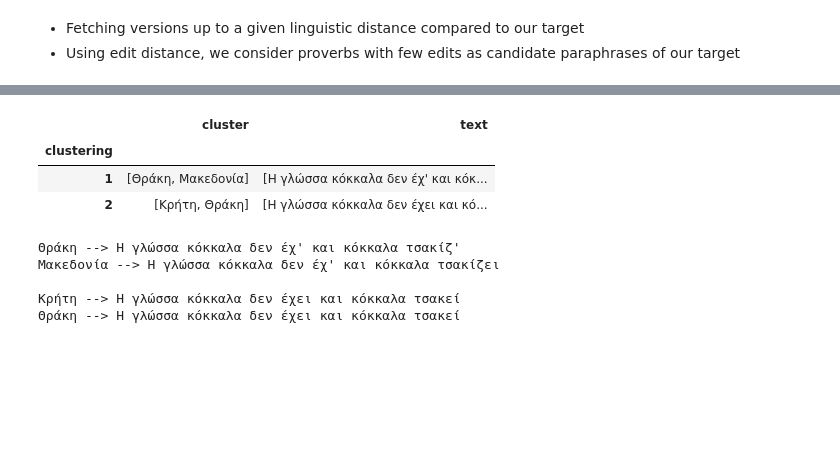
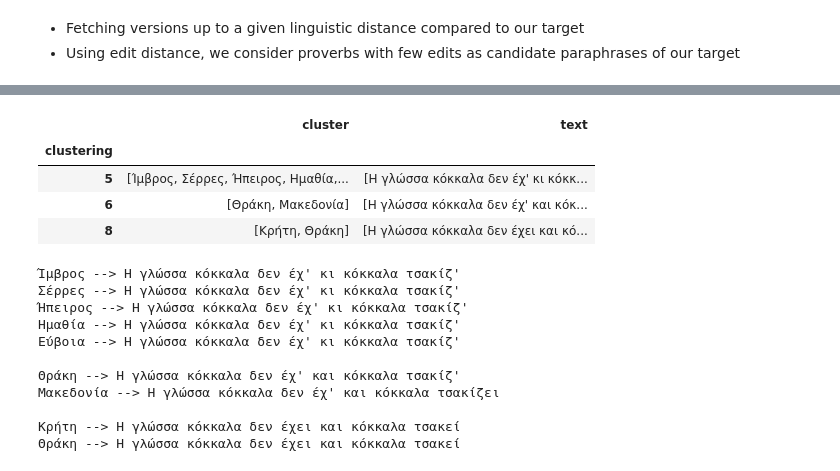
Before and after one commit to ipavlopoulos/greek-proverb-atlas, a Jupyter notebook: propagation.ipynb, the cells around one changed output, grey strips where cells are left out. Cells and saved outputs as stored; diff of their text form; code cells hidden in the pictures; blank space fills up the shorter version.

```diff
--- a/propagation.ipynb
+++ b/propagation.ipynb
@@ -148,10 +151,10 @@ highly_distr
 # %%
-def find_near_duplicates(text, candidate_texts, candidate_areas, max_distance=4):
+def find_close_relatives(text, candidate_texts, candidate_areas, max_distance=5):
     candidates = pd.DataFrame({'text':candidate_texts, 'area': candidate_areas})
     candidates['lev'] = candidates['text'].map(lambda x: lev(x, text))
-    near_duplicates = candidates[(candidates.lev <= max_distance) & (candidates.lev > 0)]
-    near_duplicates = near_duplicates.sort_values("lev", ascending=False)
-    return near_duplicates
+    close_relatives = candidates[(candidates.lev <= max_distance) & (candidates.lev > 0)]
+    close_relatives = close_relatives.sort_values("lev", ascending=False)
+    return close_relatives
 # %% [markdown]
 * We'll also need a helper function that checks whether a list has no two consecutive duplicates.
 
@@ -346,6 +464,7 @@ output: the target's dendrogram
 # %%
 target = highly_distr.reset_index().iloc[0].text
 print(target)
-ndups = find_near_duplicates(target, proverbs.text.values, proverbs.area.values)
+crels = find_close_relatives(target, proverbs.text.values, proverbs.area.values)
+crels
 # %% [output]
 Η γλώσσα κόκκαλα δεν έχει και κόκκαλα τσακίζει
@@ -364,7 +530,7 @@ from sklearn.feature_extraction.text import TfidfVectorizer
 import matplotlib.pyplot as plt
 
 vec = TfidfVectorizer(analyzer="char", ngram_range=(2,5), lowercase=True, strip_accents="unicode")
-X = vec.fit_transform(ndups.text.values)
+X = vec.fit_transform(crels.text.values)
 Z = linkage(X.toarray(), 'single')
 fig = plt.figure(figsize=(18, 3))
 ax = dendrogram(Z, orientation='top',
@@ -383,14 +549,15 @@ fig.savefig('tongue.pdf', format="PDF")
 # %%
 clustering = fcluster(Z, t=0.4, criterion='distance')
-ndups.insert(3, "clustering", clustering)
-grouped = ndups.groupby("clustering")
+crels.insert(3, "clustering", clustering)
+grouped = crels.groupby("clustering")
 clusters = pd.DataFrame({"cluster":grouped.area.apply(list), "text":grouped.text.apply(list)})
 clusters[clusters.cluster.apply(len)>1]
 # %% [output]
 |  | cluster | text |
 | clustering |  |  |
-| 1 | [Θράκη, Μακεδονία] | [Η γλώσσα κόκκαλα δεν έχ' και κόκ... |
-| 2 | [Κρήτη, Θράκη] | [Η γλώσσα κόκκαλα δεν έχει και κό... |
+| 5 | [Ίμβρος, Σέρρες, Ήπειρος, Ημαθία,... | [Η γλώσσα κόκκαλα δεν έχ' κι κόκκ... |
+| 6 | [Θράκη, Μακεδονία] | [Η γλώσσα κόκκαλα δεν έχ' και κόκ... |
+| 8 | [Κρήτη, Θράκη] | [Η γλώσσα κόκκαλα δεν έχει και κό... |
 # %%
 # focus on clusters with more than one area
 for i, row in clusters[clusters.cluster.apply(len)>1].iterrows():
@@ -402,6 +569,12 @@ for i, row in clusters[clusters.cluster.apply(len)>1].iterrows():
             print(f'{place} --> {d[place]}')
         print()
 # %% [output]
+Ίμβρος --> Η γλώσσα κόκκαλα δεν έχ' κι κόκκαλα τσακίζ'
+Σέρρες --> Η γλώσσα κόκκαλα δεν έχ' κι κόκκαλα τσακίζ'
+Ήπειρος --> Η γλώσσα κόκκαλα δεν έχ' κι κόκκαλα τσακίζ'
+Ημαθία --> Η γλώσσα κόκκαλα δεν έχ' κι κόκκαλα τσακίζ'
+Εύβοια --> Η γλώσσα κόκκαλα δεν έχ' κι κόκκαλα τσακίζ'
+
 Θράκη --> Η γλώσσα κόκκαλα δεν έχ' και κόκκαλα τσακίζ'
 Μακεδονία --> Η γλώσσα κόκκαλα δεν έχ' και κόκκαλα τσακίζει
 
```
Also changed, not shown: parts of 16 cells of this notebook, 2 other files.
